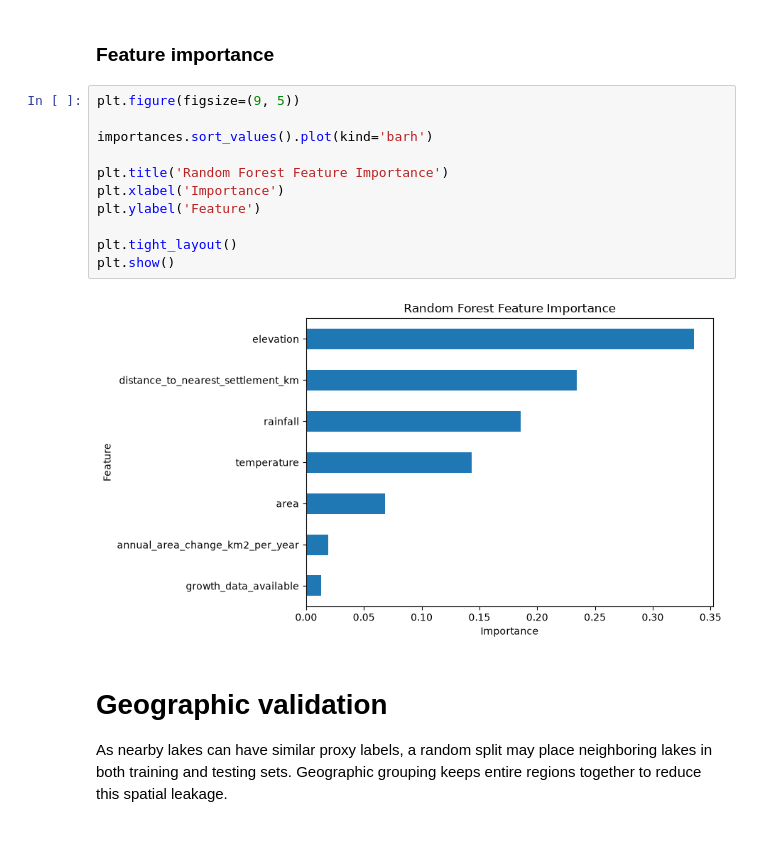
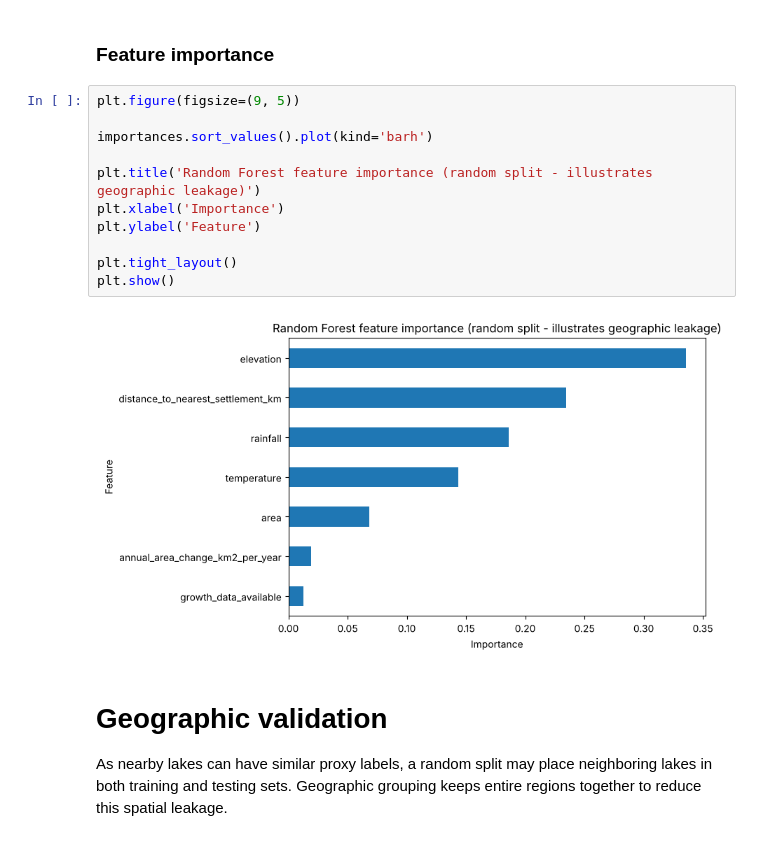
Before and after one commit to iqraamin054-code/GLOFGuard, a Jupyter notebook: notebooks/06_model_training.ipynb, the cells around one changed output. Drawn from its saved outputs; the diff is of its cells as text.

```diff
--- a/notebooks/06_model_training.ipynb
+++ b/notebooks/06_model_training.ipynb
@@ -250,16 +252,16 @@ comparison
 # %%
 plt.figure(figsize=(9, 5))
 
 importances.sort_values().plot(kind='barh')
 
-plt.title('Random Forest Feature Importance')
+plt.title('Random Forest feature importance (random split - illustrates geographic leakage)')
 plt.xlabel('Importance')
 plt.ylabel('Feature')
 
 plt.tight_layout()
 plt.show()
 # %% [output]
-[figure, old version]
+[figure, new version]
 # %% [markdown]
 # Geographic validation
 
```
Also changed, not shown: parts of 14 cells of this notebook, 2 other files.
